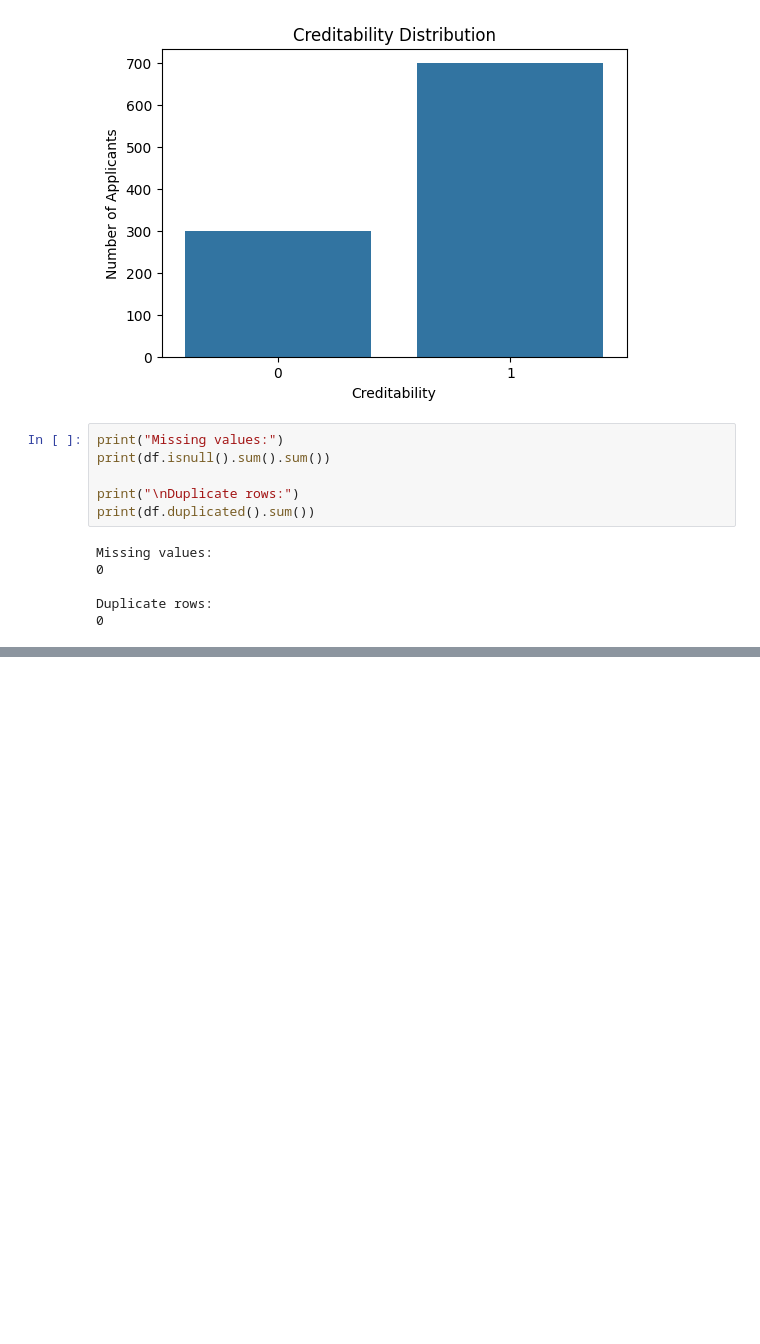
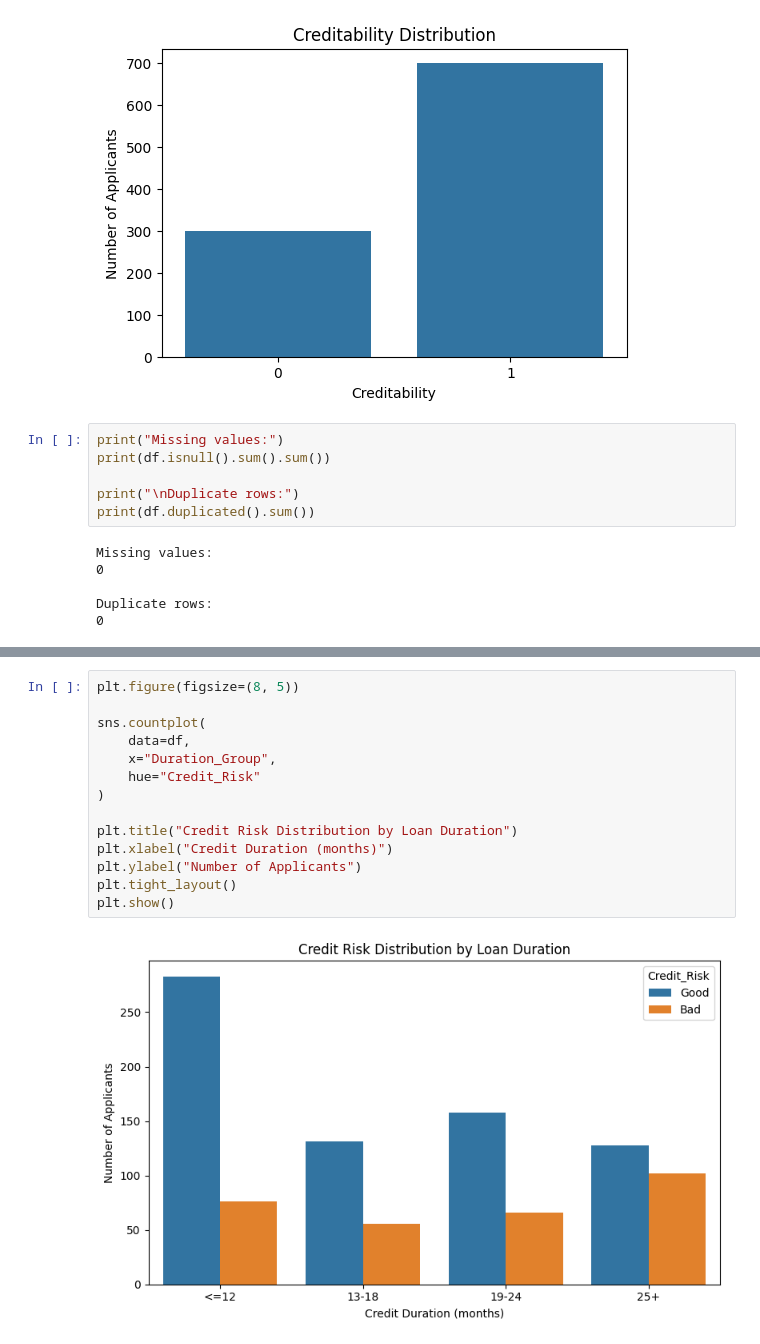
Before and after one commit to Darshh16/Credit_Risk_Analysis, a Jupyter notebook: notebooks/credit_risk_analysis.ipynb, the cells around one changed output, grey strips where cells are left out. Drawn from its saved outputs; the diff is of its cells as text; blank space fills up the shorter version.

```diff
--- a/notebooks/credit_risk_analysis.ipynb
+++ b/notebooks/credit_risk_analysis.ipynb
@@ -123,0 +235,16 @@ df.describe().T
+# %%
+plt.figure(figsize=(8, 5))
+
+sns.countplot(
+    data=df,
+    x="Duration_Group",
+    hue="Credit_Risk"
+)
+
+plt.title("Credit Risk Distribution by Loan Duration")
+plt.xlabel("Credit Duration (months)")
+plt.ylabel("Number of Applicants")
+plt.tight_layout()
+plt.show()
+# %% [output]
+[figure, added]
```
Also changed, not shown: parts of 11 cells of this notebook.
